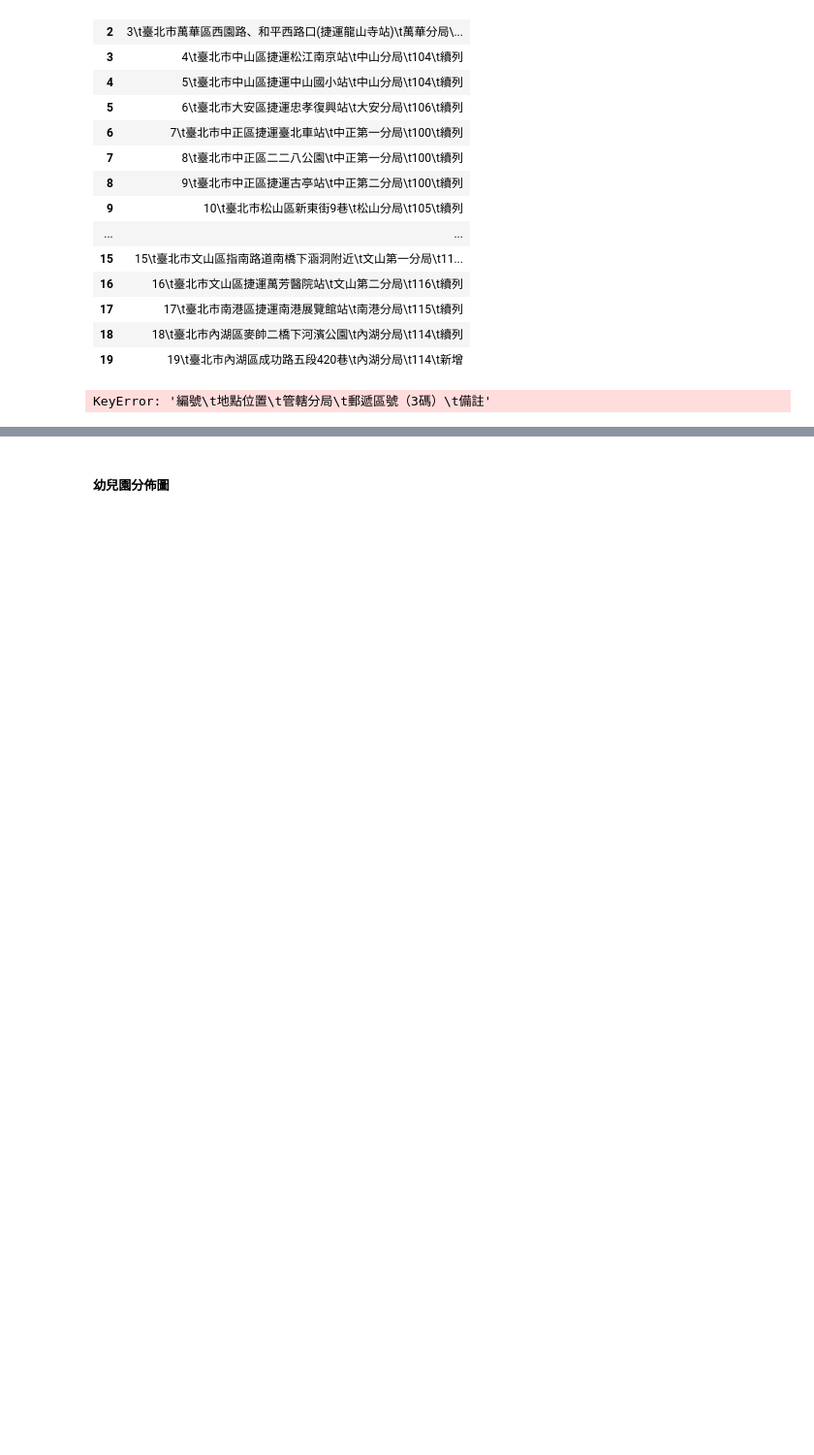
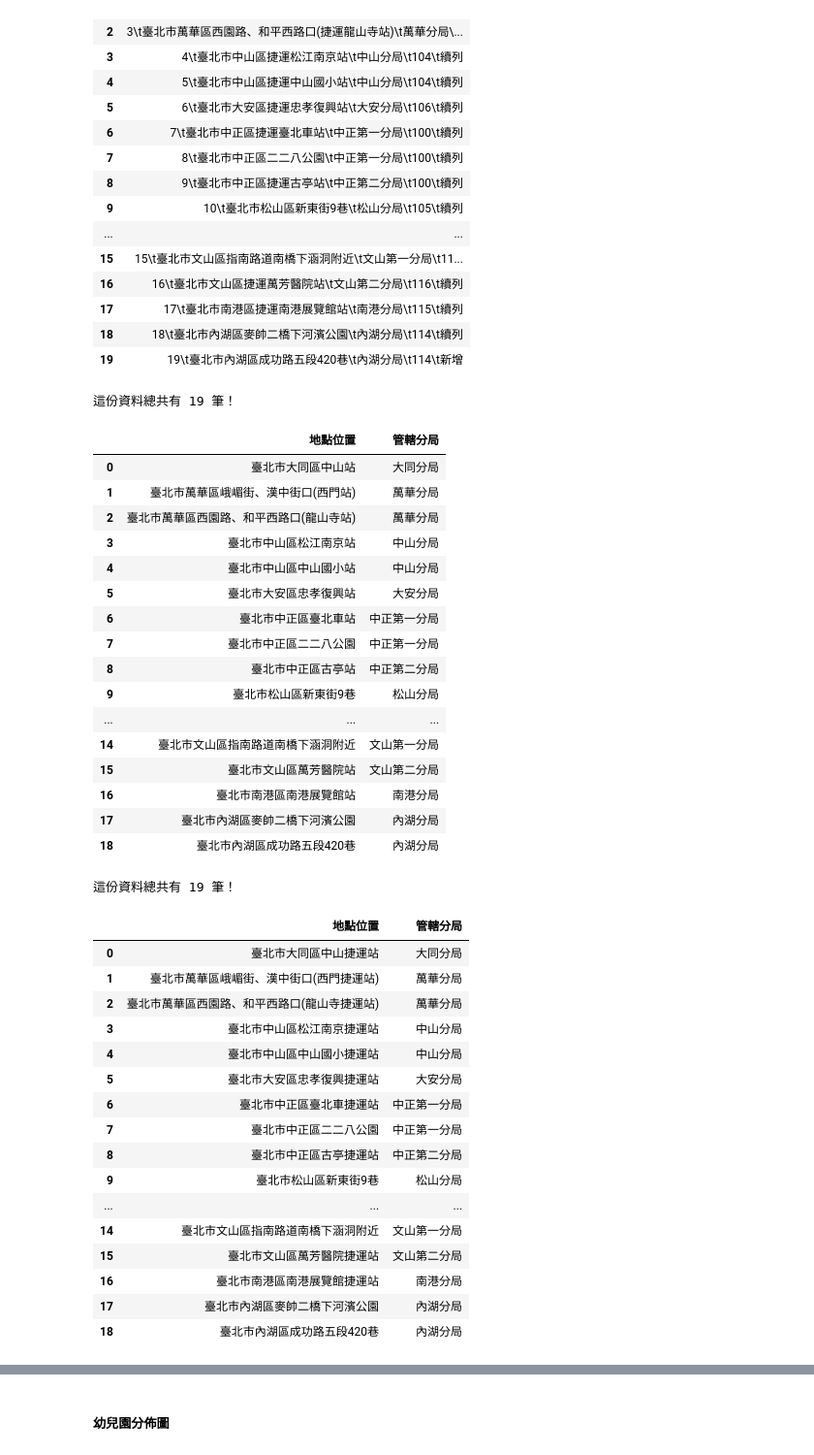
Before and after one commit to petrus1732/Taipei-City-Dashboard-FE, a Jupyter notebook: src/dataProcessingXD/LetsGo.ipynb, the cells around one changed output, grey strips where cells are left out. Shown at 97% size. Drawn from its saved outputs; the diff is of its cells as text; code cells hidden in the pictures; blank space fills up the shorter version.

```diff
--- a/src/dataProcessingXD/LetsGo.ipynb
+++ b/src/dataProcessingXD/LetsGo.ipynb
@@ -112,17 +112,51 @@ print(GCoder)
 # %%
 # 整理一下資料
 婦幼安全警示區資料['編號\t地點位置\t管轄分局\t郵遞區號（3碼）\t備註'][10] += 婦幼安全警示區資料['編號\t地點位置\t管轄分局\t郵遞區號（3碼）\t備註'][11]
 婦幼安全警示區資料.drop(11, inplace=True)
 婦幼安全警示區資料.reset_index(drop=True, inplace=True)
 婦幼安全警示區資料['地點位置'] = 婦幼安全警示區資料['編號\t地點位置\t管轄分局\t郵遞區號（3碼）\t備註'].str.split('\t').str[1]
 婦幼安全警示區資料['管轄分局'] = 婦幼安全警示區資料['編號\t地點位置\t管轄分局\t郵遞區號（3碼）\t備註'].str.split('\t').str[2]
 婦幼安全警示區資料.drop('編號\t地點位置\t管轄分局\t郵遞區號（3碼）\t備註', axis=1, inplace=True)
-婦幼安全警示區資料['地點位置'].str.replace('捷運', '')
+婦幼安全警示區資料['地點位置'] = 婦幼安全警示區資料['地點位置'].str.replace('捷運', '')
+婦幼安全警示區資料['地點位置'] = 婦幼安全警示區資料['地點位置'].str.replace('站', '捷運站')
 印資料(婦幼安全警示區資料)
-婦幼安全警示區資料['地點位置'].str.replace('站', '捷運站')
-印資料(婦幼安全警示區資料)
 # %% [output]
-KeyError: '編號\t地點位置\t管轄分局\t郵遞區號（3碼）\t備註'
+這份資料總共有 19 筆！
+|  | 地點位置 | 管轄分局 |
+| 0 | 臺北市大同區中山站 | 大同分局 |
+| 1 | 臺北市萬華區峨嵋街、漢中街口(西門站) | 萬華分局 |
+| 2 | 臺北市萬華區西園路、和平西路口(龍山寺站) | 萬華分局 |
+| 3 | 臺北市中山區松江南京站 | 中山分局 |
+| 4 | 臺北市中山區中山國小站 | 中山分局 |
+| 5 | 臺北市大安區忠孝復興站 | 大安分局 |
+| 6 | 臺北市中正區臺北車站 | 中正第一分局 |
+| 7 | 臺北市中正區二二八公園 | 中正第一分局 |
+| 8 | 臺北市中正區古亭站 | 中正第二分局 |
+| 9 | 臺北市松山區新東街9巷 | 松山分局 |
+| ... | ... | ... |
+| 14 | 臺北市文山區指南路道南橋下涵洞附近 | 文山第一分局 |
+| 15 | 臺北市文山區萬芳醫院站 | 文山第二分局 |
+| 16 | 臺北市南港區南港展覽館站 | 南港分局 |
+| 17 | 臺北市內湖區麥帥二橋下河濱公園 | 內湖分局 |
+| 18 | 臺北市內湖區成功路五段420巷 | 內湖分局 |
+這份資料總共有 19 筆！
+|  | 地點位置 | 管轄分局 |
+| 0 | 臺北市大同區中山捷運站 | 大同分局 |
+| 1 | 臺北市萬華區峨嵋街、漢中街口(西門捷運站) | 萬華分局 |
+| 2 | 臺北市萬華區西園路、和平西路口(龍山寺捷運站) | 萬華分局 |
+| 3 | 臺北市中山區松江南京捷運站 | 中山分局 |
+| 4 | 臺北市中山區中山國小捷運站 | 中山分局 |
+| 5 | 臺北市大安區忠孝復興捷運站 | 大安分局 |
+| 6 | 臺北市中正區臺北車捷運站 | 中正第一分局 |
+| 7 | 臺北市中正區二二八公園 | 中正第一分局 |
+| 8 | 臺北市中正區古亭捷運站 | 中正第二分局 |
+| 9 | 臺北市松山區新東街9巷 | 松山分局 |
+| ... | ... | ... |
+| 14 | 臺北市文山區指南路道南橋下涵洞附近 | 文山第一分局 |
+| 15 | 臺北市文山區萬芳醫院捷運站 | 文山第二分局 |
+| 16 | 臺北市南港區南港展覽館捷運站 | 南港分局 |
+| 17 | 臺北市內湖區麥帥二橋下河濱公園 | 內湖分局 |
+| 18 | 臺北市內湖區成功路五段420巷 | 內湖分局 |
 # %%
 # 找座標，並轉成GeoDataFrame
 婦幼安全警示區資料GDF = 新增經緯度TWD97座標行以及轉GeoDataFrame(婦幼安全警示區資料, '地點位置')
```
Also changed, not shown: parts of 2 cells of this notebook.
